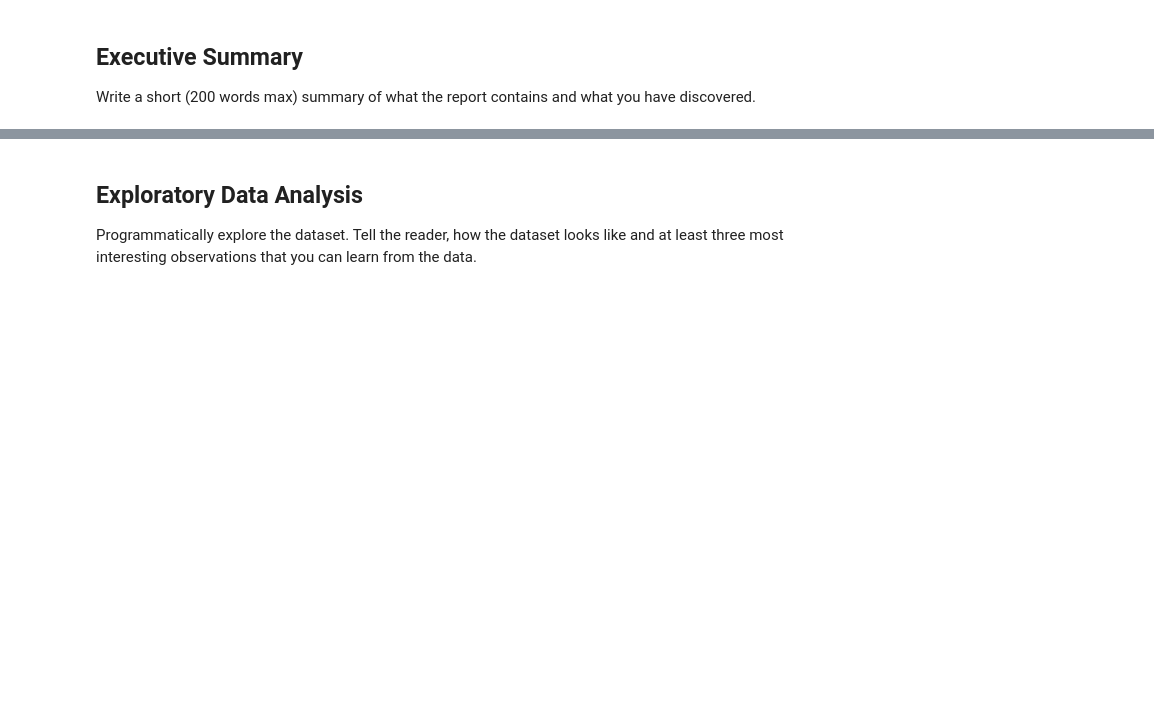
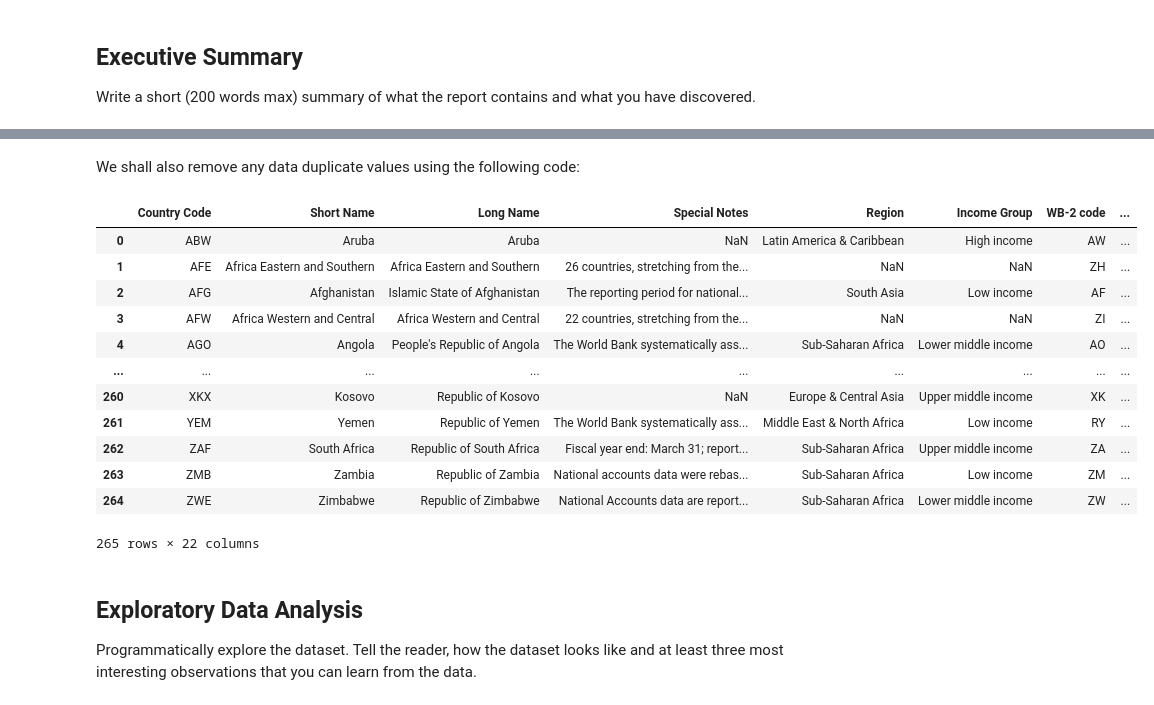
Before and after one commit to R-Bagala/Data-Science-Assignment-UoS, a Jupyter notebook: 3428295_CSCU9M3_TheAssignment_Aut26.ipynb, the cells around one changed output, grey strips where cells are left out. Drawn from its saved outputs; the diff is of its cells as text; code cells hidden in the pictures; blank space fills up the shorter version.

Commit message:
The first dataset was cleaned whilst the doc counting word count was updated to include the wording for updating the first dataset.

```diff
--- a/3428295_CSCU9M3_TheAssignment_Aut26.ipynb
+++ b/3428295_CSCU9M3_TheAssignment_Aut26.ipynb
@@ -34,0 +38,7 @@ Explain the steps you take.
+# %%
+#loading the data
+country = pd.read_csv("C:/Users/bagal/OneDrive/Desktop/Data Science Assignment/hnp_stats_csv/HNP_StatsCountry.csv")
+
+#will show first and last 5 rows if loaded successfully and will be used to understand the shape of the data
+stats_country.head()
+stats_country.tail()
@@ -34,0 +55,3 @@ Explain the steps you take.
+# %%
+#Making a copy so if something goes wrong, we can return to the original
+clean_country = country.copy()
@@ -34,0 +62,11 @@ Explain the steps you take.
+# %%
+#removing columns from our dataset which are empty
+clean_country.drop(columns = ["PPP survey year", "Alternative conversion factor"], inplace=True)
+
+#removing irrelevant columns
+clean_country.drop(columns = ["System of National Accounts", "Government Accounting concept", "2-alpha code",
+                              "Table Name", "Currency Unit", "Other groups", "National accounts base year"],
+                   inplace = True)
+
+#clean country will now have 22 columns
+clean_country.head()
@@ -35,3 +81,21 @@ Explain the steps you take.
+# %% [markdown]
+We shall also remove any data duplicate values using the following code:
+# %%
+clean_country.drop_duplicates()
+# %% [output]
+|  | Country Code | Short Name | Long Name | Special Notes | Region | Income Group | WB-2 code | ... |
+| 0 | ABW | Aruba | Aruba | NaN | Latin America & Caribbean | High income | AW | ... |
+| 1 | AFE | Africa Eastern and Southern | Africa Eastern and Southern | 26 countries, stretching from the... | NaN | NaN | ZH | ... |
+| 2 | AFG | Afghanistan | Islamic State of Afghanistan | The reporting period for national... | South Asia | Low income | AF | ... |
+| 3 | AFW | Africa Western and Central | Africa Western and Central | 22 countries, stretching from the... | NaN | NaN | ZI | ... |
+| 4 | AGO | Angola | People's Republic of Angola | The World Bank systematically ass... | Sub-Saharan Africa | Lower middle income | AO | ... |
+| ... | ... | ... | ... | ... | ... | ... | ... | ... |
+| 260 | XKX | Kosovo | Republic of Kosovo | NaN | Europe & Central Asia | Upper middle income | XK | ... |
+| 261 | YEM | Yemen | Republic of Yemen | The World Bank systematically ass... | Middle East & North Africa | Low income | RY | ... |
+| 262 | ZAF | South Africa | Republic of South Africa | Fiscal year end: March 31; report... | Sub-Saharan Africa | Upper middle income | ZA | ... |
+| 263 | ZMB | Zambia | Republic of Zambia | National accounts data were rebas... | Sub-Saharan Africa | Low income | ZM | ... |
+| 264 | ZWE | Zimbabwe | Republic of Zimbabwe | National Accounts data are report... | Sub-Saharan Africa | Lower middle income | ZW | ... |
+265 rows × 22 columns
 # %% [markdown]
 ## Exploratory Data Analysis
 Programmatically explore the dataset. Tell the reader, how the dataset looks like and at least three most interesting observations that you can learn from the data.
```
Also changed, not shown: parts of 8 cells of this notebook, 1 other file.
